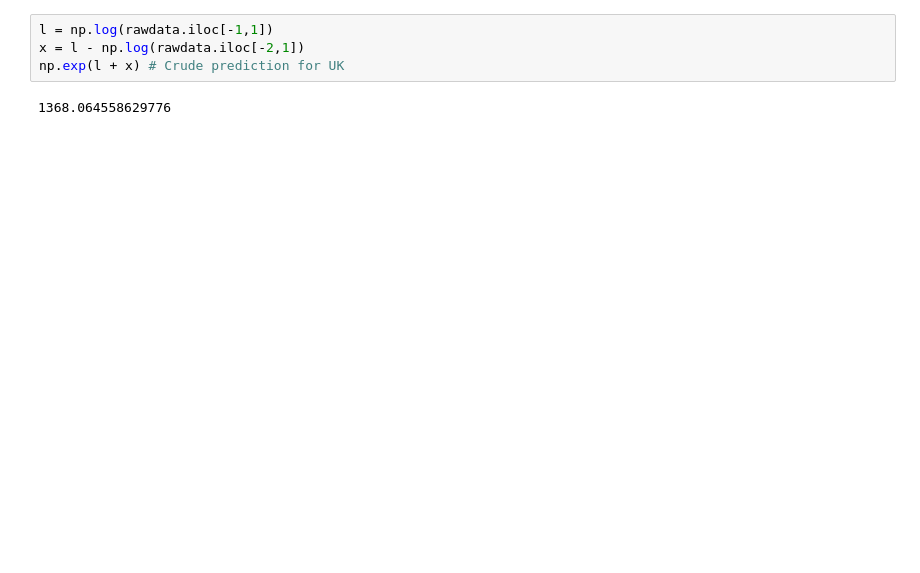
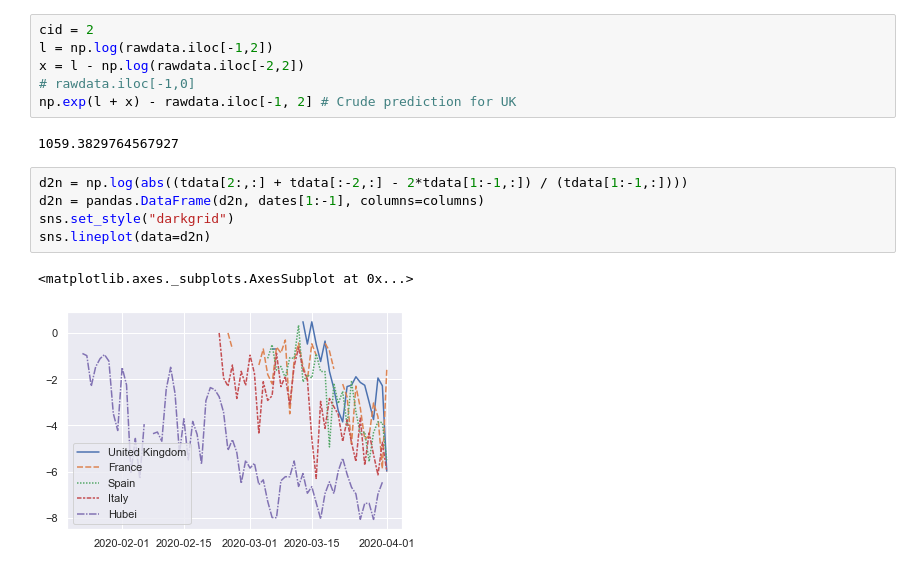
Before and after one commit to dpwm/covid19-analysis, a Jupyter notebook: Coronavirus Deaths.ipynb, the cells around one changed output. Drawn from its saved outputs; the diff is of its cells as text; blank space fills up the shorter version.

```diff
--- a/Coronavirus Deaths.ipynb
+++ b/Coronavirus Deaths.ipynb
@@ -25,9 +50,19 @@ columns
 # %%
-l = np.log(rawdata.iloc[-1,1])
-x = l - np.log(rawdata.iloc[-2,1])
-np.exp(l + x) # Crude prediction for UK
+cid = 2
+l = np.log(rawdata.iloc[-1,2])
+x = l - np.log(rawdata.iloc[-2,2])
+# rawdata.iloc[-1,0]
+np.exp(l + x) - rawdata.iloc[-1, 2] # Crude prediction for UK
 # %% [output]
-1368.064558629776
+1059.3829764567927
+# %%
+d2n = np.log(abs((tdata[2:,:] + tdata[:-2,:] - 2*tdata[1:-1,:]) / (tdata[1:-1,:])))
+d2n = pandas.DataFrame(d2n, dates[1:-1], columns=columns)
+sns.set_style("darkgrid")
+sns.lineplot(data=d2n)
+# %% [output]
+<matplotlib.axes._subplots.AxesSubplot at 0x...>
+[figure, added]
 # %%
 plt.figure(figsize=(16,12))
 plt.ylim(1e-7, 1e-3)
```
Also changed, not shown: parts of 4 cells of this notebook, 2 other files.
